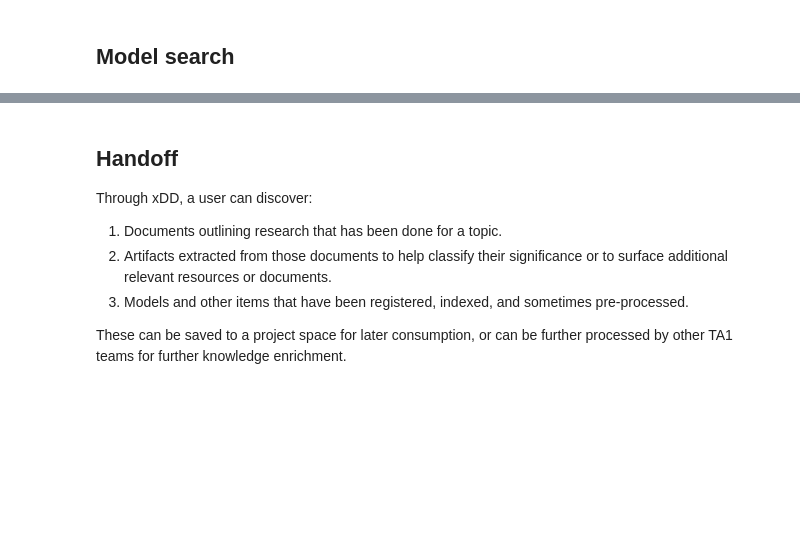
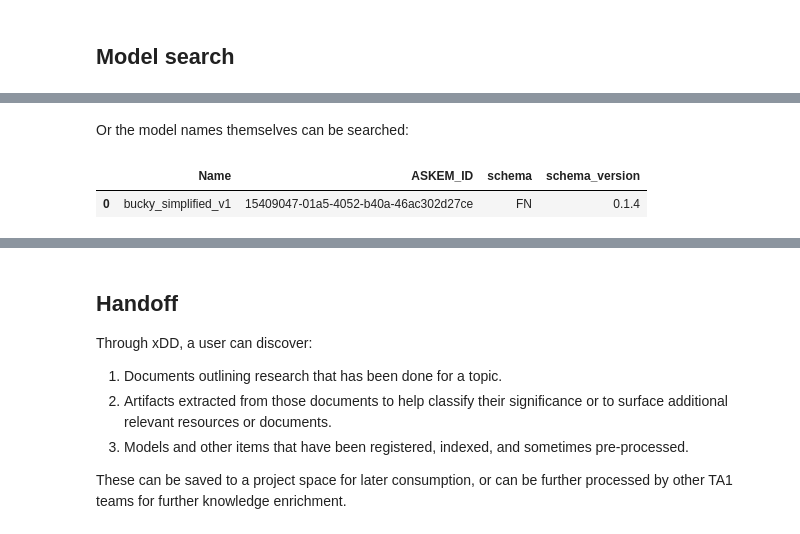
Before and after one commit to xDD-LAKE/Phase1, a Jupyter notebook: December_demo/xDD_LAKE_December_demo.ipynb, the cells around one changed output, grey strips where cells are left out. Saved outputs shown, nothing was run; the diff lists cells and outputs as text; code cells hidden in the pictures; blank space fills up the shorter version.

```diff
--- a/December_demo/xDD_LAKE_December_demo.ipynb
+++ b/December_demo/xDD_LAKE_December_demo.ipynb
@@ -183,19 +229,13 @@ Again, results are a mix of promising documents and relevant, but not immediatel
+# %% [markdown]
+Or the model names themselves can be searched:
 # %%
-## Task 2: Discover models that support NPI interventions
-
-# Input: Generate some queries that again contain model name
-#        with some interventions as parameters.
-# Example: SEIR model and parameters has masking
-
-# Output: Return list of models discovered from xDD
-
-# Maybe one thing to highlight here is to see if we can show
-# where was there a match or highlight relevant part of a model
-# somehow. But this might require some code from Clay to render
-# models.
-
-
-url = "https://xdddev.chtc.io/askem/object?query_all=doubling_time"
-url = "https://xdddev.chtc.io/askem/object?query_all=vaccination_rate"
-url = "https://xdddev.chtc.io/askem/object?query_all=bucky"
+resp = requests.get(f"{XDD_ASKEM_BASE_URL}&query_all=bucky")
+rdata = resp.json()['success']['data']
+data = []
+for d in rdata:
+    data.append((d['name'], d['ASKEM_ID'], d['schema'], d['schema_version']))
+pd.DataFrame(data, columns=["Name", "ASKEM_ID", "schema", "schema_version"])
+# %% [output]
+|  | Name | ASKEM_ID | schema | schema_version |
+| 0 | bucky_simplified_v1 | 15409047-01a5-4052-b40a-46ac302d27ce | FN | 0.1.4 |
 # %%
```
Also changed, not shown: parts of 11 cells of this notebook.
